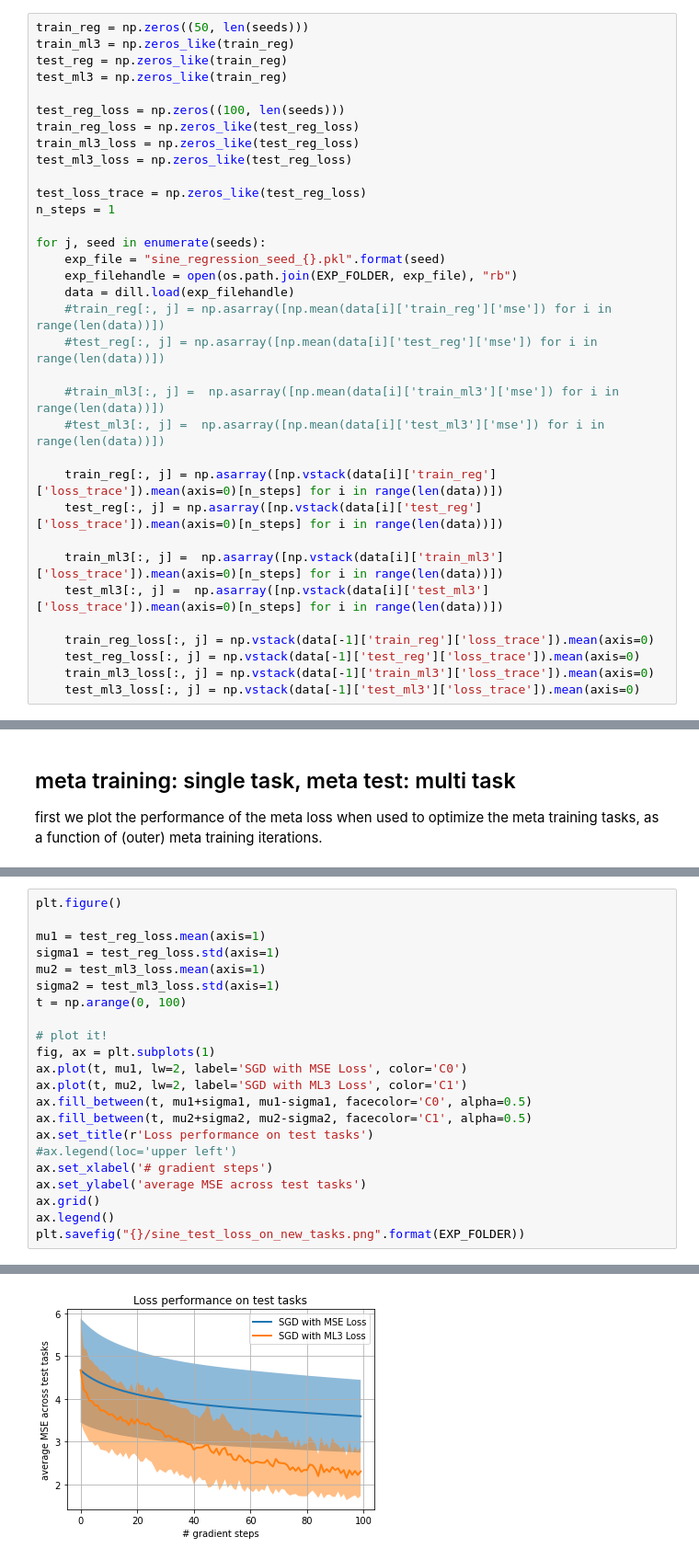
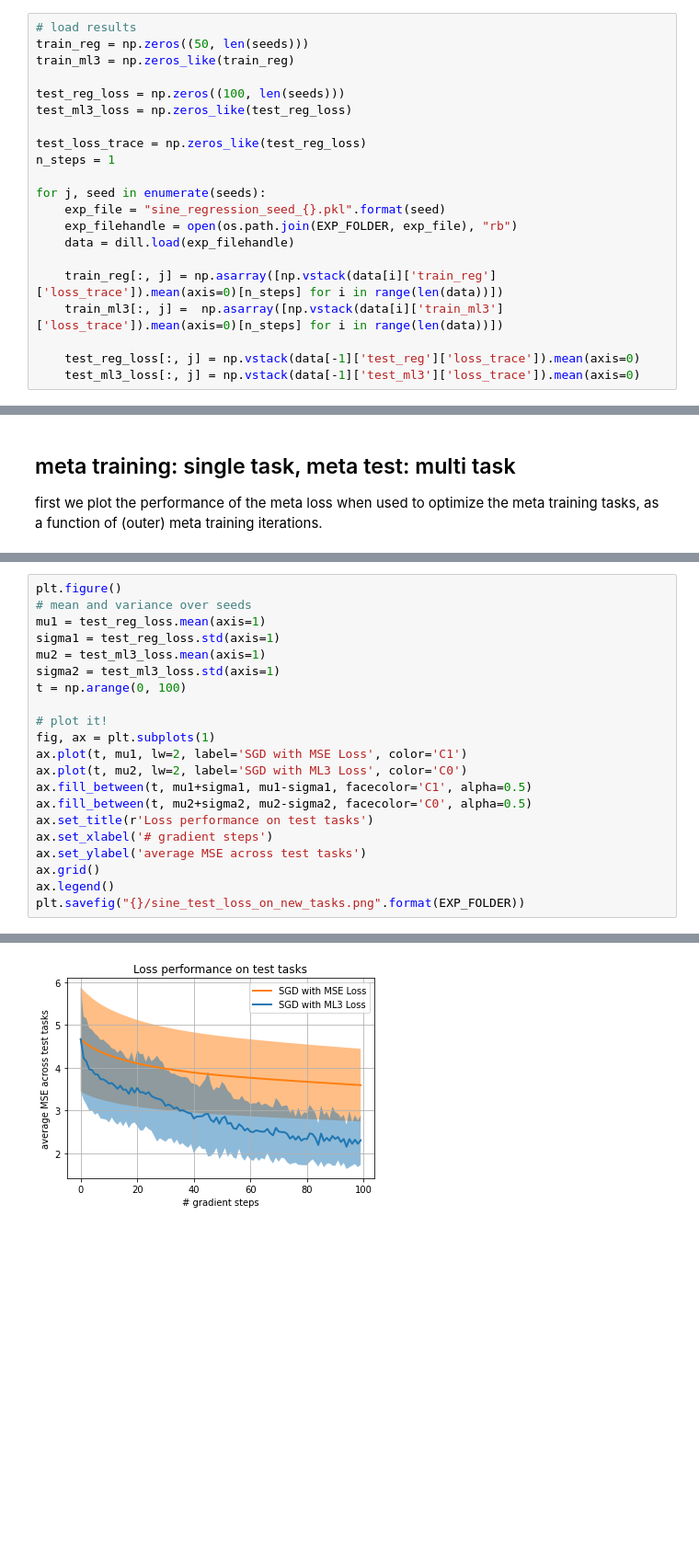
Before and after one commit to facebookresearch/LearningToLearn, a Jupyter notebook: experiments/ml3_sine_regression_exp_viz.ipynb, the cells around one changed output, grey strips where cells are left out. Shown: that part at 92% size. Saved outputs shown, nothing was run; the diff lists cells and outputs as text; blank space fills up the shorter version.

```diff
--- a/experiments/ml3_sine_regression_exp_viz.ipynb
+++ b/experiments/ml3_sine_regression_exp_viz.ipynb
@@ -12,14 +12,11 @@ EXP_FOLDER="sin_exp/"
 
 seeds = [0, 1, 2, 3, 4]
 # %%
+# load results
 train_reg = np.zeros((50, len(seeds)))
 train_ml3 = np.zeros_like(train_reg)
-test_reg = np.zeros_like(train_reg)
-test_ml3 = np.zeros_like(train_reg)
 
 test_reg_loss = np.zeros((100, len(seeds)))
-train_reg_loss = np.zeros_like(test_reg_loss)
-train_ml3_loss = np.zeros_like(test_reg_loss)
 test_ml3_loss = np.zeros_like(test_reg_loss)
 
 test_loss_trace = np.zeros_like(test_reg_loss)
@@ -29,19 +26,9 @@ for j, seed in enumerate(seeds):
     exp_file = "sine_regression_seed_{}.pkl".format(seed)
     exp_filehandle = open(os.path.join(EXP_FOLDER, exp_file), "rb")
     data = dill.load(exp_filehandle)
-    #train_reg[:, j] = np.asarray([np.mean(data[i]['train_reg']['mse']) for i in range(len(data))])
-    #test_reg[:, j] = np.asarray([np.mean(data[i]['test_reg']['mse']) for i in range(len(data))])
-
-    #train_ml3[:, j] =  np.asarray([np.mean(data[i]['train_ml3']['mse']) for i in range(len(data))])
-    #test_ml3[:, j] =  np.asarray([np.mean(data[i]['test_ml3']['mse']) for i in range(len(data))])
 
     train_reg[:, j] = np.asarray([np.vstack(data[i]['train_reg']['loss_trace']).mean(axis=0)[n_steps] for i in range(len(data))])
-    test_reg[:, j] = np.asarray([np.vstack(data[i]['test_reg']['loss_trace']).mean(axis=0)[n_steps] for i in range(len(data))])
+    train_ml3[:, j] =  np.asarray([np.vstack(data[i]['train_ml3']['loss_trace']).mean(axis=0)[n_steps] for i in range(len(data))])
 
-    train_ml3[:, j] =  np.asarray([np.vstack(data[i]['train_ml3']['loss_trace']).mean(axis=0)[n_steps] for i in range(len(data))])
-    test_ml3[:, j] =  np.asarray([np.vstack(data[i]['test_ml3']['loss_trace']).mean(axis=0)[n_steps] for i in range(len(data))])
-
-    train_reg_loss[:, j] = np.vstack(data[-1]['train_reg']['loss_trace']).mean(axis=0)
     test_reg_loss[:, j] = np.vstack(data[-1]['test_reg']['loss_trace']).mean(axis=0)
-    train_ml3_loss[:, j] = np.vstack(data[-1]['train_ml3']['loss_trace']).mean(axis=0)
     test_ml3_loss[:, j] = np.vstack(data[-1]['test_ml3']['loss_trace']).mean(axis=0)
@@ -81,25 +64,24 @@ next we plot the performance of the final meta loss network when used to optimiz
 # %%
 plt.figure()
-
+# mean and variance over seeds
 mu1 = test_reg_loss.mean(axis=1)
 sigma1 = test_reg_loss.std(axis=1)
 mu2 = test_ml3_loss.mean(axis=1)
 sigma2 = test_ml3_loss.std(axis=1)
 t = np.arange(0, 100)
 
 # plot it!
 fig, ax = plt.subplots(1)
-ax.plot(t, mu1, lw=2, label='SGD with MSE Loss', color='C0')
-ax.plot(t, mu2, lw=2, label='SGD with ML3 Loss', color='C1')
-ax.fill_between(t, mu1+sigma1, mu1-sigma1, facecolor='C0', alpha=0.5)
-ax.fill_between(t, mu2+sigma2, mu2-sigma2, facecolor='C1', alpha=0.5)
+ax.plot(t, mu1, lw=2, label='SGD with MSE Loss', color='C1')
+ax.plot(t, mu2, lw=2, label='SGD with ML3 Loss', color='C0')
+ax.fill_between(t, mu1+sigma1, mu1-sigma1, facecolor='C1', alpha=0.5)
+ax.fill_between(t, mu2+sigma2, mu2-sigma2, facecolor='C0', alpha=0.5)
 ax.set_title(r'Loss performance on test tasks')
-#ax.legend(loc='upper left')
 ax.set_xlabel('# gradient steps')
 ax.set_ylabel('average MSE across test tasks')
 ax.grid()
 ax.legend()
 plt.savefig("{}/sine_test_loss_on_new_tasks.png".format(EXP_FOLDER))
 # %% [output]
 <Figure size 432x288 with 0 Axes>
-[figure, old version]
+[figure, new version]
```
Also changed, not shown: parts of 3 cells of this notebook.
